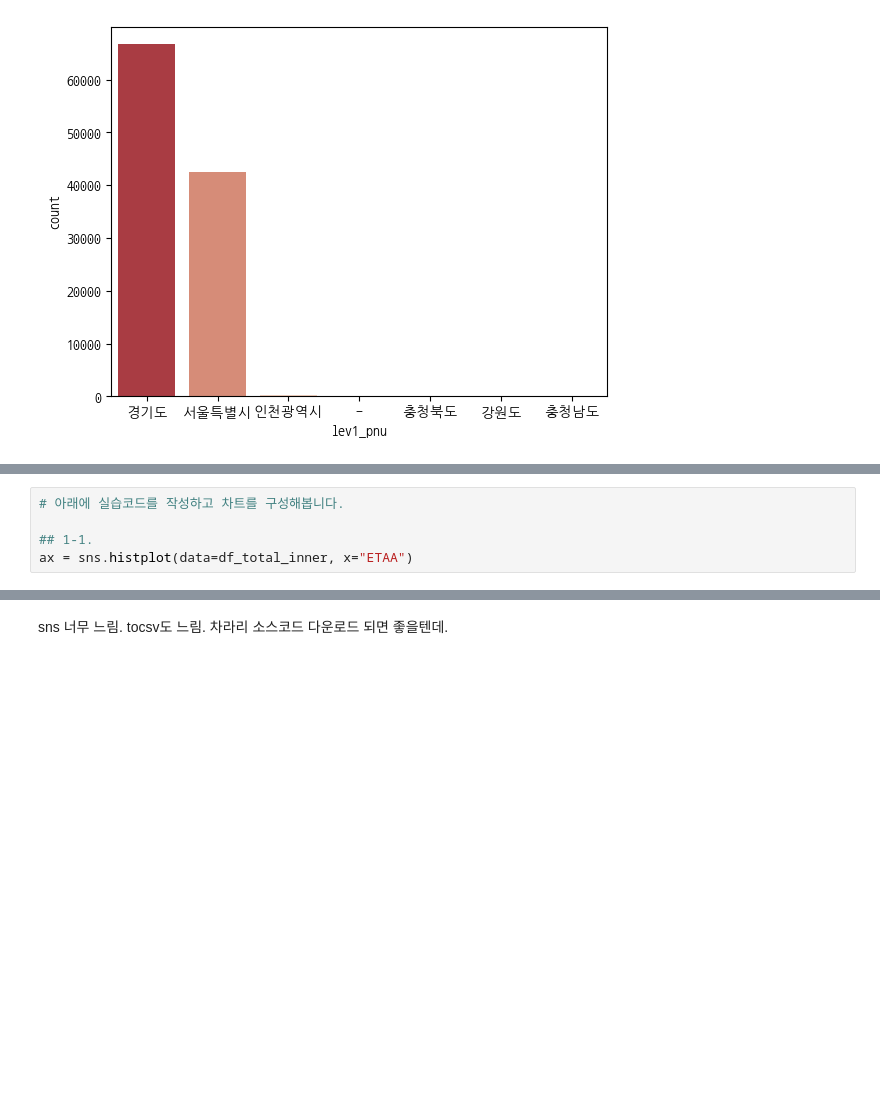
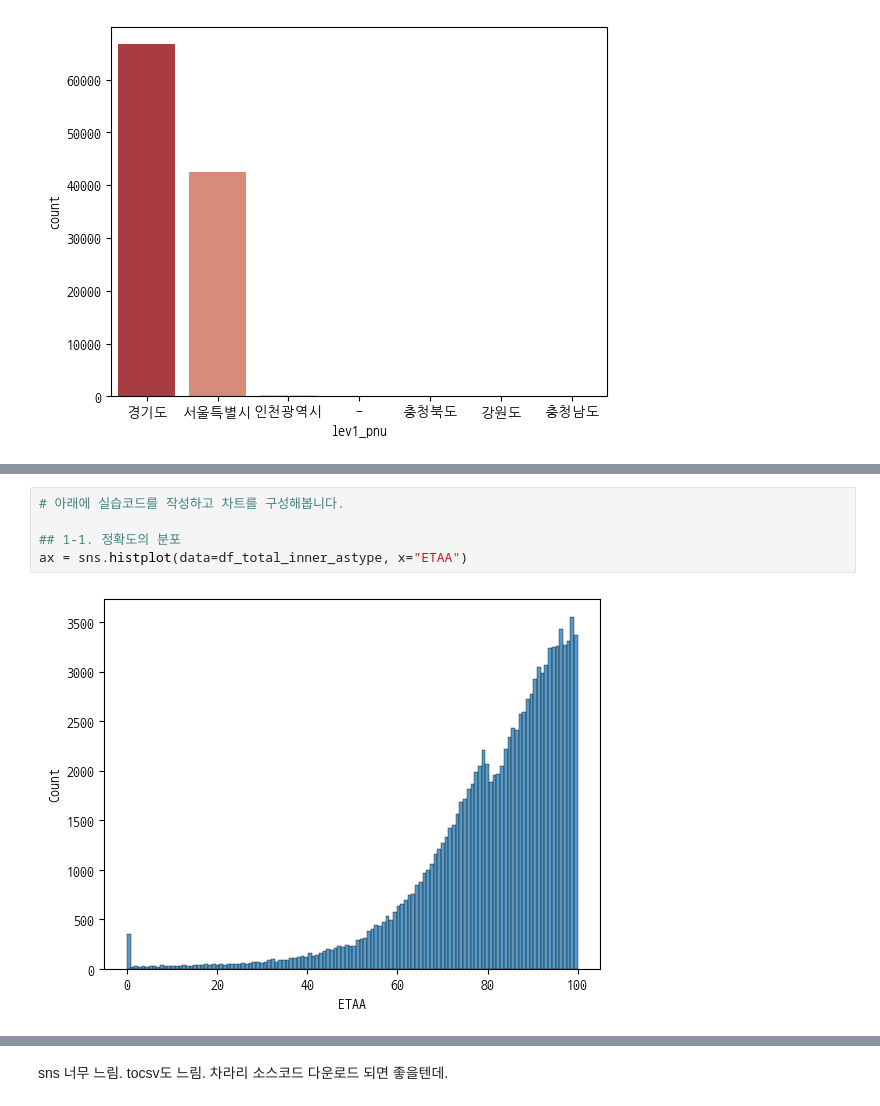
Before and after one commit to sujeengim/aice, a Jupyter notebook: 1-DataAnalysis.ipynb, the cells around one changed output, grey strips where cells are left out. Saved outputs shown, nothing was run; the diff lists cells and outputs as text; blank space fills up the shorter version.

```diff
--- a/1-DataAnalysis.ipynb
+++ b/1-DataAnalysis.ipynb
@@ -372,5 +431,7 @@ ax = sns.countplot(x=df_total_inner['lev1_pnu'], palette = "RdBu")
 # %%
 # 아래에 실습코드를 작성하고 차트를 구성해봅니다.
 
-## 1-1.
-ax = sns.histplot(data=df_total_inner, x="ETAA")
+## 1-1. 정확도의 분포
+ax = sns.histplot(data=df_total_inner_astype, x="ETAA")
+# %% [output]
+[figure, added]
```
Also changed, not shown: parts of 12 cells of this notebook.
